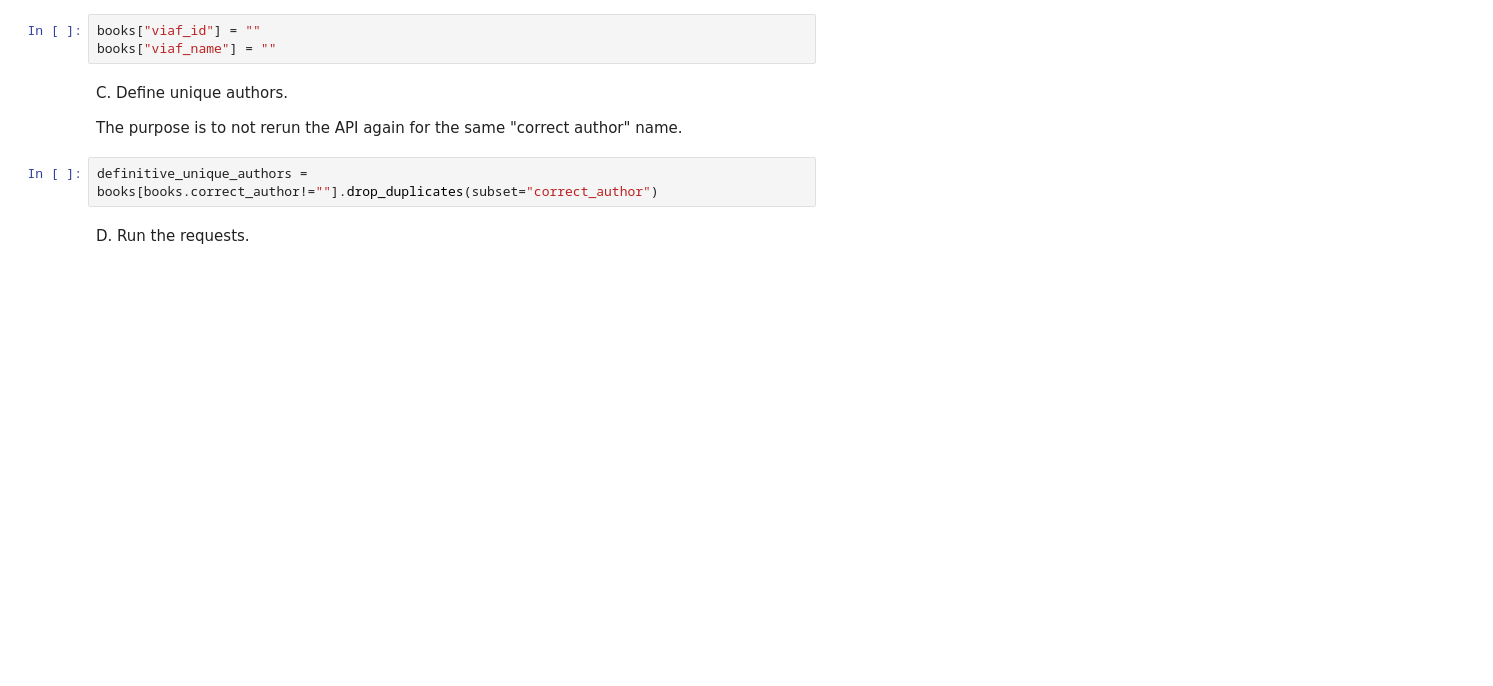
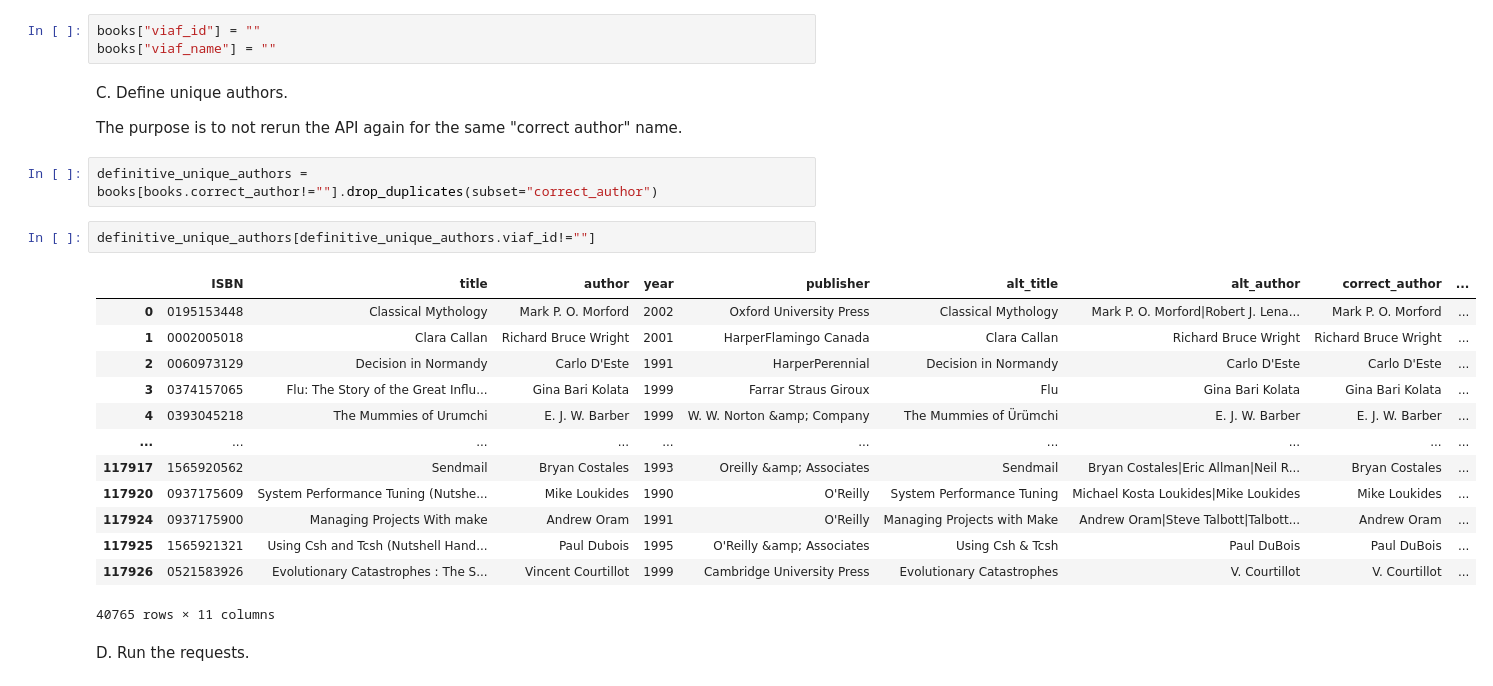
Before and after one commit to SavvinaDaniil/EnrichBookCrossing, a Jupyter notebook: All in one.ipynb, the cells around one changed output. Drawn from its saved outputs; the diff is of its cells as text; blank space fills up the shorter version.

Commit message:
Final viaf

```diff
--- a/All in one.ipynb
+++ b/All in one.ipynb
@@ -512,6 +512,22 @@ C. Define unique authors.
 The purpose is to not rerun the API again for the same "correct author" name.
 # %%
 definitive_unique_authors = books[books.correct_author!=""].drop_duplicates(subset="correct_author")
+# %%
+definitive_unique_authors[definitive_unique_authors.viaf_id!=""]
+# %% [output]
+|  | ISBN | title | author | year | publisher | alt_title | alt_author | correct_author | ... |
+| 0 | 0195153448 | Classical Mythology | Mark P. O. Morford | 2002 | Oxford University Press | Classical Mythology | Mark P. O. Morford|Robert J. Lena... | Mark P. O. Morford | ... |
+| 1 | 0002005018 | Clara Callan | Richard Bruce Wright | 2001 | HarperFlamingo Canada | Clara Callan | Richard Bruce Wright | Richard Bruce Wright | ... |
+| 2 | 0060973129 | Decision in Normandy | Carlo D'Este | 1991 | HarperPerennial | Decision in Normandy | Carlo D'Este | Carlo D'Este | ... |
+| 3 | 0374157065 | Flu: The Story of the Great Influ... | Gina Bari Kolata | 1999 | Farrar Straus Giroux | Flu | Gina Bari Kolata | Gina Bari Kolata | ... |
+| 4 | 0393045218 | The Mummies of Urumchi | E. J. W. Barber | 1999 | W. W. Norton &amp; Company | The Mummies of Ürümchi | E. J. W. Barber | E. J. W. Barber | ... |
+| ... | ... | ... | ... | ... | ... | ... | ... | ... | ... |
+| 117917 | 1565920562 | Sendmail | Bryan Costales | 1993 | Oreilly &amp; Associates | Sendmail | Bryan Costales|Eric Allman|Neil R... | Bryan Costales | ... |
+| 117920 | 0937175609 | System Performance Tuning (Nutshe... | Mike Loukides | 1990 | O'Reilly | System Performance Tuning | Michael Kosta Loukides|Mike Loukides | Mike Loukides | ... |
+| 117924 | 0937175900 | Managing Projects With make | Andrew Oram | 1991 | O'Reilly | Managing Projects with Make | Andrew Oram|Steve Talbott|Talbott... | Andrew Oram | ... |
+| 117925 | 1565921321 | Using Csh and Tcsh (Nutshell Hand... | Paul Dubois | 1995 | O'Reilly &amp; Associates | Using Csh & Tcsh | Paul DuBois | Paul DuBois | ... |
+| 117926 | 0521583926 | Evolutionary Catastrophes : The S... | Vincent Courtillot | 1999 | Cambridge University Press | Evolutionary Catastrophes | V. Courtillot | V. Courtillot | ... |
+40765 rows × 11 columns
 # %% [markdown]
 D. Run the requests.
 # %%
```
Also changed, not shown: parts of 2 cells of this notebook, 2 other files.
